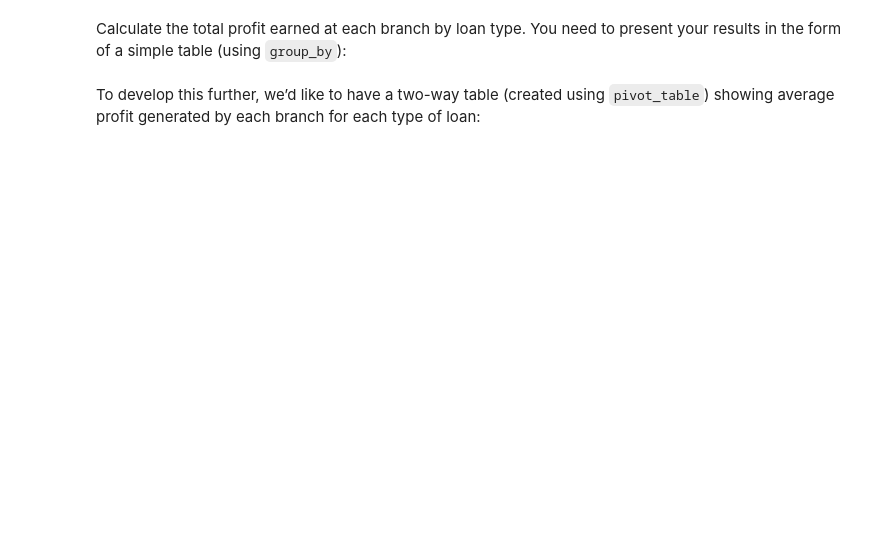
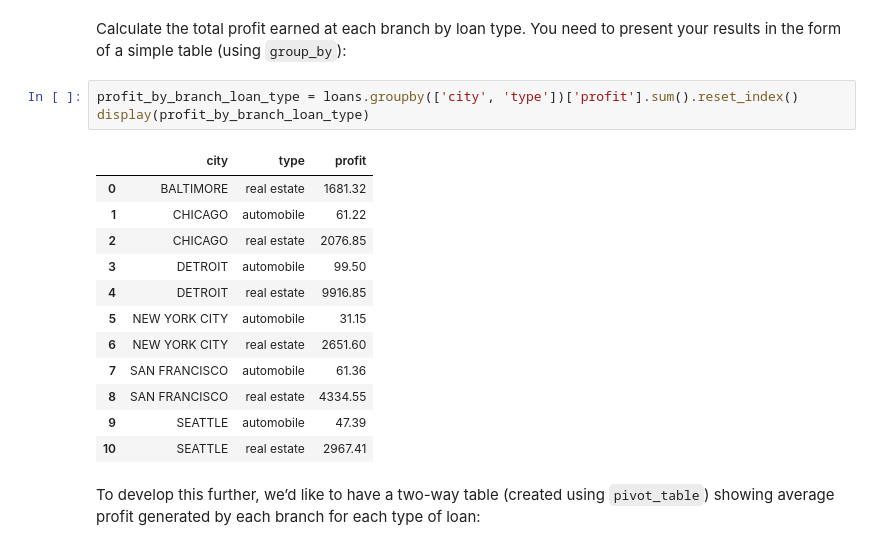
Before and after one commit to HafisMamoun/Open-ClassroomProjectVersion2, a Jupyter notebook: notebooks/P2/P2C4 - Aggregate Data Using Pandas.ipynb, the cells around one changed output. Cells and saved outputs as stored; diff of their text form; blank space fills up the shorter version.

```diff
--- a/notebooks/P2/P2C4 - Aggregate Data Using Pandas.ipynb
+++ b/notebooks/P2/P2C4 - Aggregate Data Using Pandas.ipynb
@@ -37,4 +69,20 @@ Recalculate the exact number of people who represent a banking risk based on the
 # %% [markdown]
 Calculate the total profit earned at each branch by loan type. You need to present your results in the form of a simple table (using `group_by`):
+# %%
+profit_by_branch_loan_type = loans.groupby(['city', 'type'])['profit'].sum().reset_index()
+display(profit_by_branch_loan_type)
+# %% [output]
+|  | city | type | profit |
+| 0 | BALTIMORE | real estate | 1681.32 |
+| 1 | CHICAGO | automobile | 61.22 |
+| 2 | CHICAGO | real estate | 2076.85 |
+| 3 | DETROIT | automobile | 99.50 |
+| 4 | DETROIT | real estate | 9916.85 |
+| 5 | NEW YORK CITY | automobile | 31.15 |
+| 6 | NEW YORK CITY | real estate | 2651.60 |
+| 7 | SAN FRANCISCO | automobile | 61.36 |
+| 8 | SAN FRANCISCO | real estate | 4334.55 |
+| 9 | SEATTLE | automobile | 47.39 |
+| 10 | SEATTLE | real estate | 2967.41 |
 # %% [markdown]
 To develop this further, we’d like to have a two-way table (created using `pivot_table`) showing average profit generated by each branch for each type of loan:
```
Also changed, not shown: parts of 7 cells of this notebook.
